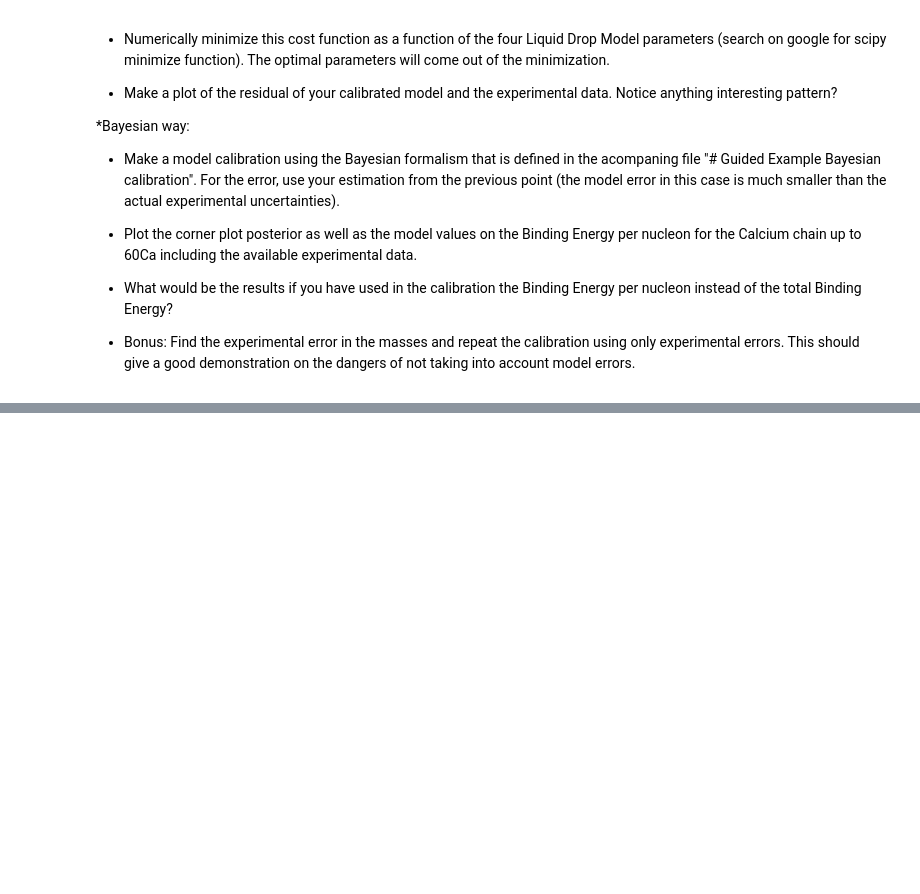
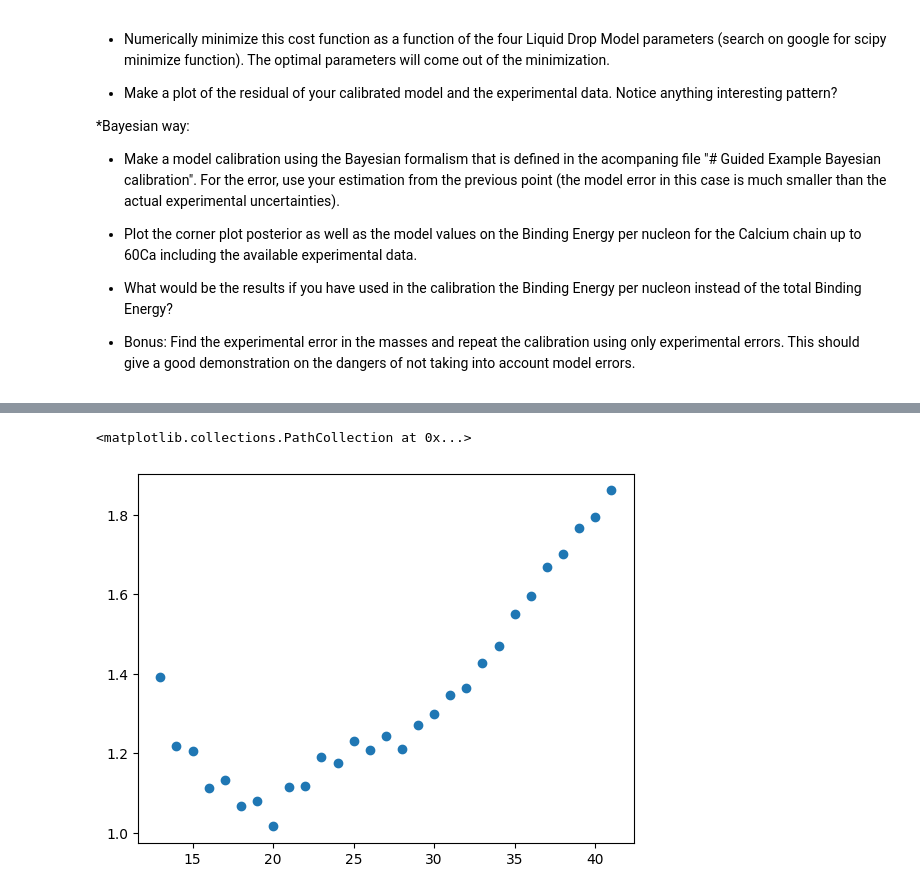
Before and after one commit to gigaquantum/theory-challenges, a Jupyter notebook: LDM Challenge/Calibrating Liquid Drop Challenge.ipynb, the cells around one changed output, grey strips where cells are left out. Cells and saved outputs as stored; diff of their text form; code cells hidden in the pictures; blank space fills up the shorter version.

```diff
--- a/LDM Challenge/Calibrating Liquid Drop Challenge.ipynb
+++ b/LDM Challenge/Calibrating Liquid Drop Challenge.ipynb
@@ -59,0 +61,6 @@ plt.scatter(n, be_n)
+# %%
+residuals = [binding_energy_LDM_calcium - be]
+plt.scatter(n, residuals)
+# %% [output]
+<matplotlib.collections.PathCollection at 0x...>
+[figure, added]
```
Also changed, not shown: parts of 6 cells of this notebook.
